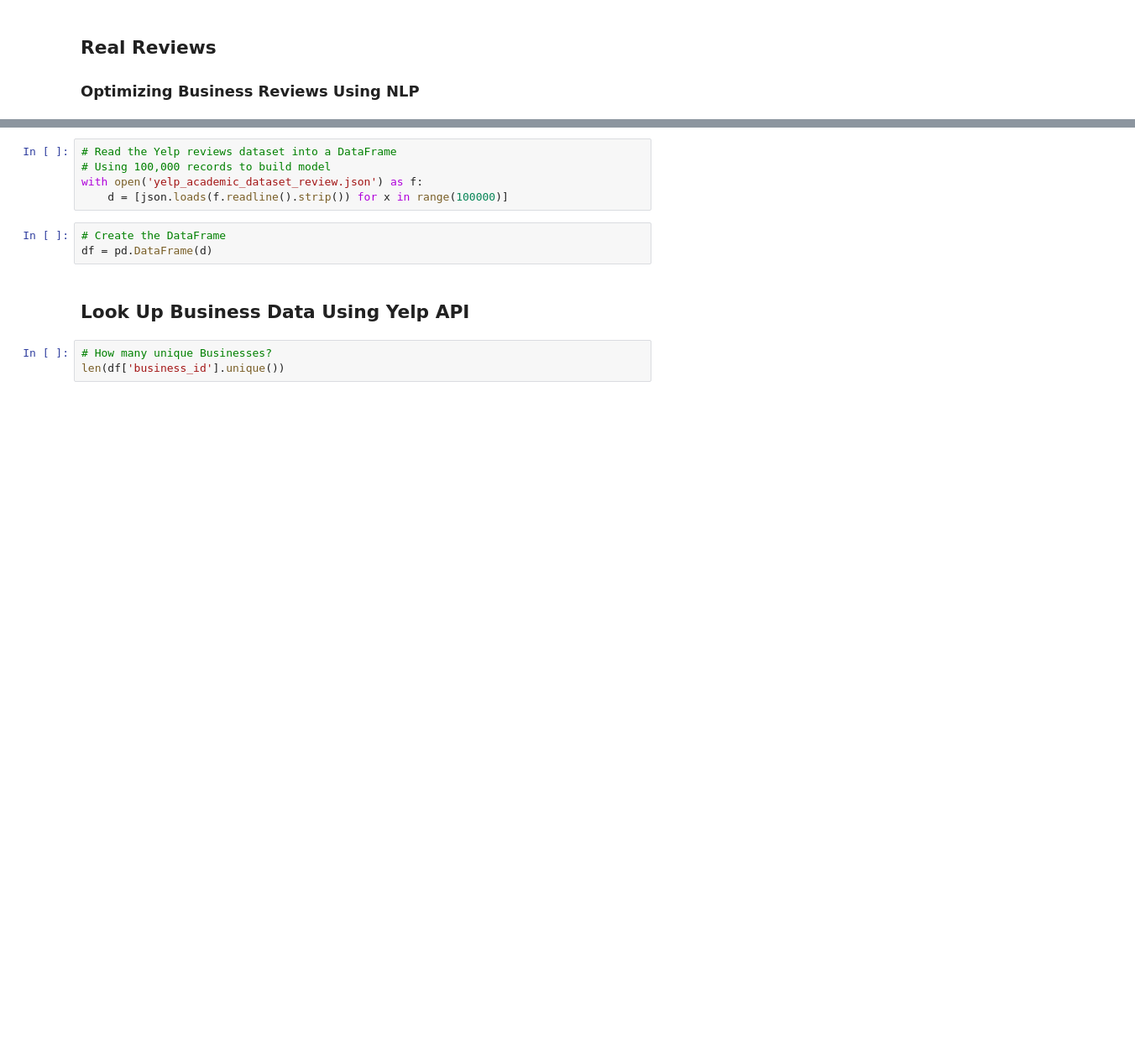
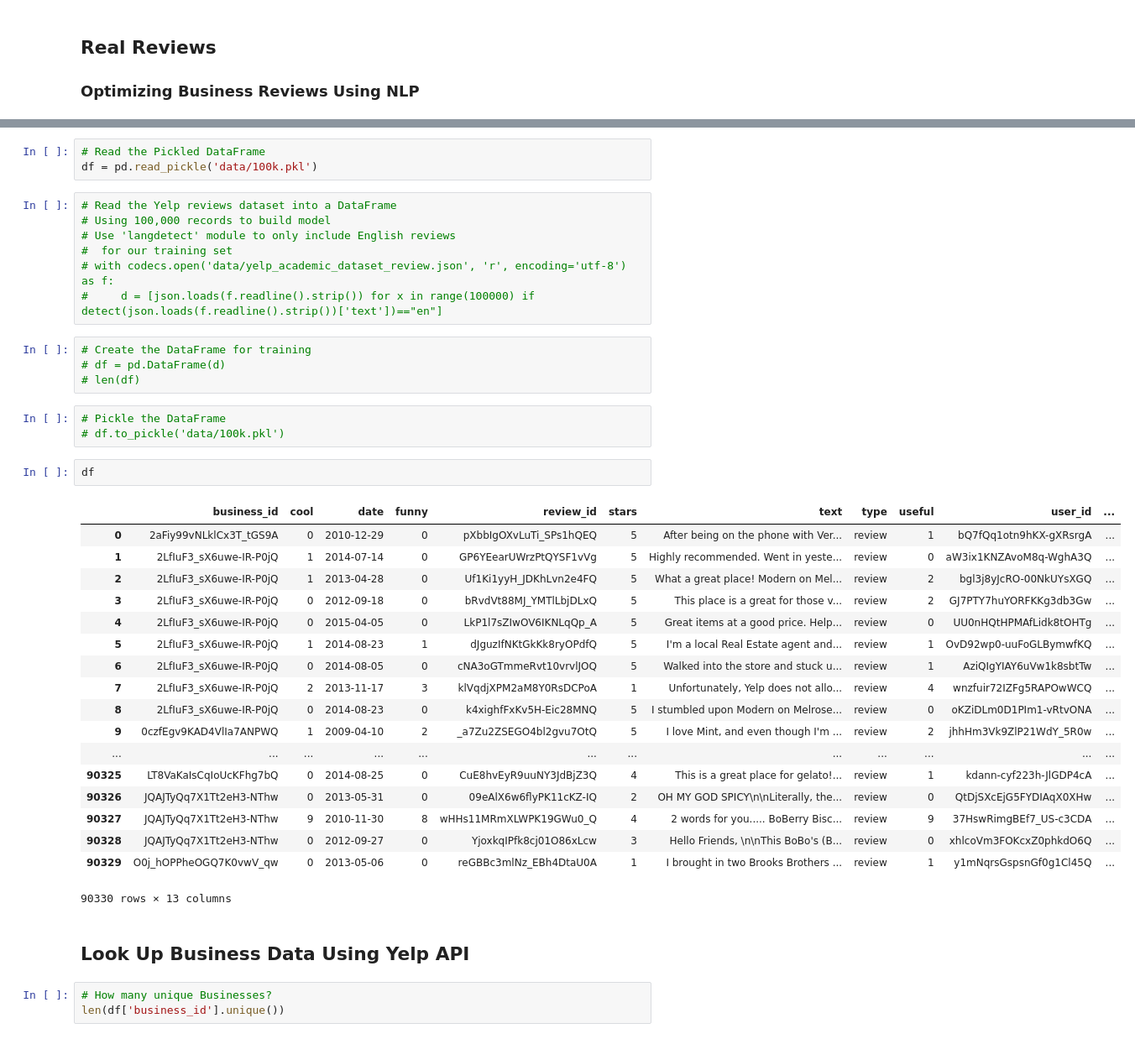
Before and after one commit to hh2010/real_reviews, a Jupyter notebook: real_reviews.ipynb, the cells around one changed output, grey strips where cells are left out. Shown at 84% size. Cells and saved outputs as stored; diff of their text form; blank space fills up the shorter version.

```diff
--- a/real_reviews.ipynb
+++ b/real_reviews.ipynb
@@ -21,11 +21,41 @@ from sklearn.cross_validation import cross_val_score
+# %%
+# Read the Pickled DataFrame
+df = pd.read_pickle('data/100k.pkl')
 # %%
 # Read the Yelp reviews dataset into a DataFrame
 # Using 100,000 records to build model
-with open('yelp_academic_dataset_review.json') as f:
-    d = [json.loads(f.readline().strip()) for x in range(100000)]
+# Use 'langdetect' module to only include English reviews
+#  for our training set
+# with codecs.open('data/yelp_academic_dataset_review.json', 'r', encoding='utf-8') as f:
+#     d = [json.loads(f.readline().strip()) for x in range(100000) if detect(json.loads(f.readline().strip())['text'])=="en"]
 # %%
-# Create the DataFrame
-df = pd.DataFrame(d)
+# Create the DataFrame for training
+# df = pd.DataFrame(d)
+# len(df)
+# %%
+# Pickle the DataFrame
+# df.to_pickle('data/100k.pkl')
+# %%
+df
+# %% [output]
+|  | business_id | cool | date | funny | review_id | stars | text | type | useful | user_id | ... |
+| 0 | 2aFiy99vNLklCx3T_tGS9A | 0 | 2010-12-29 | 0 | pXbbIgOXvLuTi_SPs1hQEQ | 5 | After being on the phone with Ver... | review | 1 | bQ7fQq1otn9hKX-gXRsrgA | ... |
+| 1 | 2LfIuF3_sX6uwe-IR-P0jQ | 1 | 2014-07-14 | 0 | GP6YEearUWrzPtQYSF1vVg | 5 | Highly recommended. Went in yeste... | review | 0 | aW3ix1KNZAvoM8q-WghA3Q | ... |
+| 2 | 2LfIuF3_sX6uwe-IR-P0jQ | 1 | 2013-04-28 | 0 | Uf1Ki1yyH_JDKhLvn2e4FQ | 5 | What a great place! Modern on Mel... | review | 2 | bgl3j8yJcRO-00NkUYsXGQ | ... |
+| 3 | 2LfIuF3_sX6uwe-IR-P0jQ | 0 | 2012-09-18 | 0 | bRvdVt88MJ_YMTlLbjDLxQ | 5 | This place is a great for those v... | review | 2 | GJ7PTY7huYORFKKg3db3Gw | ... |
+| 4 | 2LfIuF3_sX6uwe-IR-P0jQ | 0 | 2015-04-05 | 0 | LkP1l7sZIwOV6IKNLqQp_A | 5 | Great items at a good price. Help... | review | 0 | UU0nHQtHPMAfLidk8tOHTg | ... |
+| 5 | 2LfIuF3_sX6uwe-IR-P0jQ | 1 | 2014-08-23 | 1 | dJguzIfNKtGkKk8ryOPdfQ | 5 | I'm a local Real Estate agent and... | review | 1 | OvD92wp0-uuFoGLBymwfKQ | ... |
+| 6 | 2LfIuF3_sX6uwe-IR-P0jQ | 0 | 2014-08-05 | 0 | cNA3oGTmmeRvt10vrvlJOQ | 5 | Walked into the store and stuck u... | review | 1 | AziQIgYIAY6uVw1k8sbtTw | ... |
+| 7 | 2LfIuF3_sX6uwe-IR-P0jQ | 2 | 2013-11-17 | 3 | klVqdjXPM2aM8Y0RsDCPoA | 1 | Unfortunately, Yelp does not allo... | review | 4 | wnzfuir72IZFg5RAPOwWCQ | ... |
+| 8 | 2LfIuF3_sX6uwe-IR-P0jQ | 0 | 2014-08-23 | 0 | k4xighfFxKv5H-Eic28MNQ | 5 | I stumbled upon Modern on Melrose... | review | 0 | oKZiDLm0D1PIm1-vRtvONA | ... |
+| 9 | 0czfEgv9KAD4VlIa7ANPWQ | 1 | 2009-04-10 | 2 | _a7Zu2ZSEGO4bl2gvu7OtQ | 5 | I love Mint, and even though I'm ... | review | 2 | jhhHm3Vk9ZlP21WdY_5R0w | ... |
+| ... | ... | ... | ... | ... | ... | ... | ... | ... | ... | ... | ... |
+| 90325 | LT8VaKaIsCqIoUcKFhg7bQ | 0 | 2014-08-25 | 0 | CuE8hvEyR9uuNY3JdBjZ3Q | 4 | This is a great place for gelato!... | review | 1 | kdann-cyf223h-JlGDP4cA | ... |
+| 90326 | JQAJTyQq7X1Tt2eH3-NThw | 0 | 2013-05-31 | 0 | 09eAlX6w6flyPK11cKZ-IQ | 2 | OH MY GOD SPICY\n\nLiterally, the... | review | 0 | QtDjSXcEjG5FYDIAqX0XHw | ... |
+| 90327 | JQAJTyQq7X1Tt2eH3-NThw | 9 | 2010-11-30 | 8 | wHHs11MRmXLWPK19GWu0_Q | 4 | 2 words for you..... BoBerry Bisc... | review | 9 | 37HswRimgBEf7_US-c3CDA | ... |
+| 90328 | JQAJTyQq7X1Tt2eH3-NThw | 0 | 2012-09-27 | 0 | YjoxkqIPfk8cj01O86xLcw | 3 | Hello Friends, \n\nThis BoBo's (B... | review | 0 | xhlcoVm3FOKcxZ0phkdO6Q | ... |
+| 90329 | O0j_hOPPheOGQ7K0vwV_qw | 0 | 2013-05-06 | 0 | reGBBc3mlNz_EBh4DtaU0A | 1 | I brought in two Brooks Brothers ... | review | 1 | y1mNqrsGspsnGf0g1Cl45Q | ... |
+90330 rows × 13 columns
 # %% [markdown]
 ## Look Up Business Data Using Yelp API
 # %%
```
Also changed, not shown: parts of 70 cells of this notebook, 4 other files.
